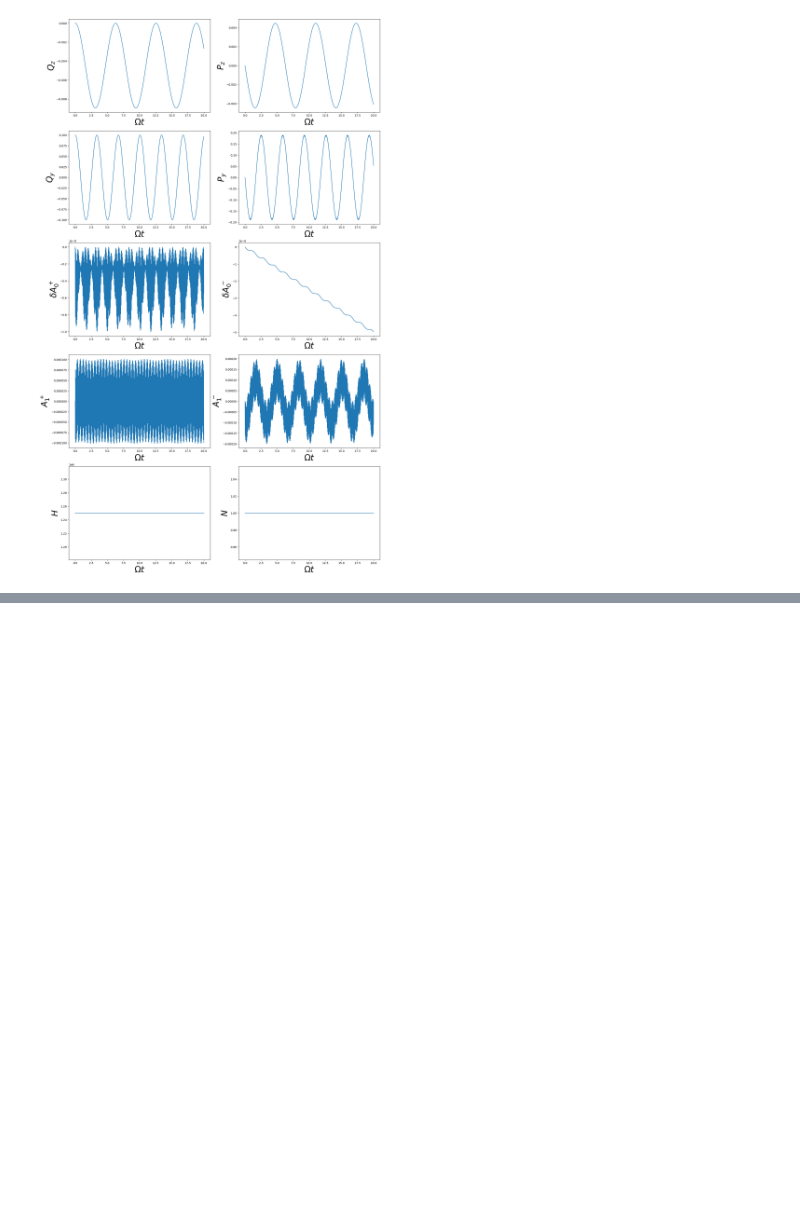
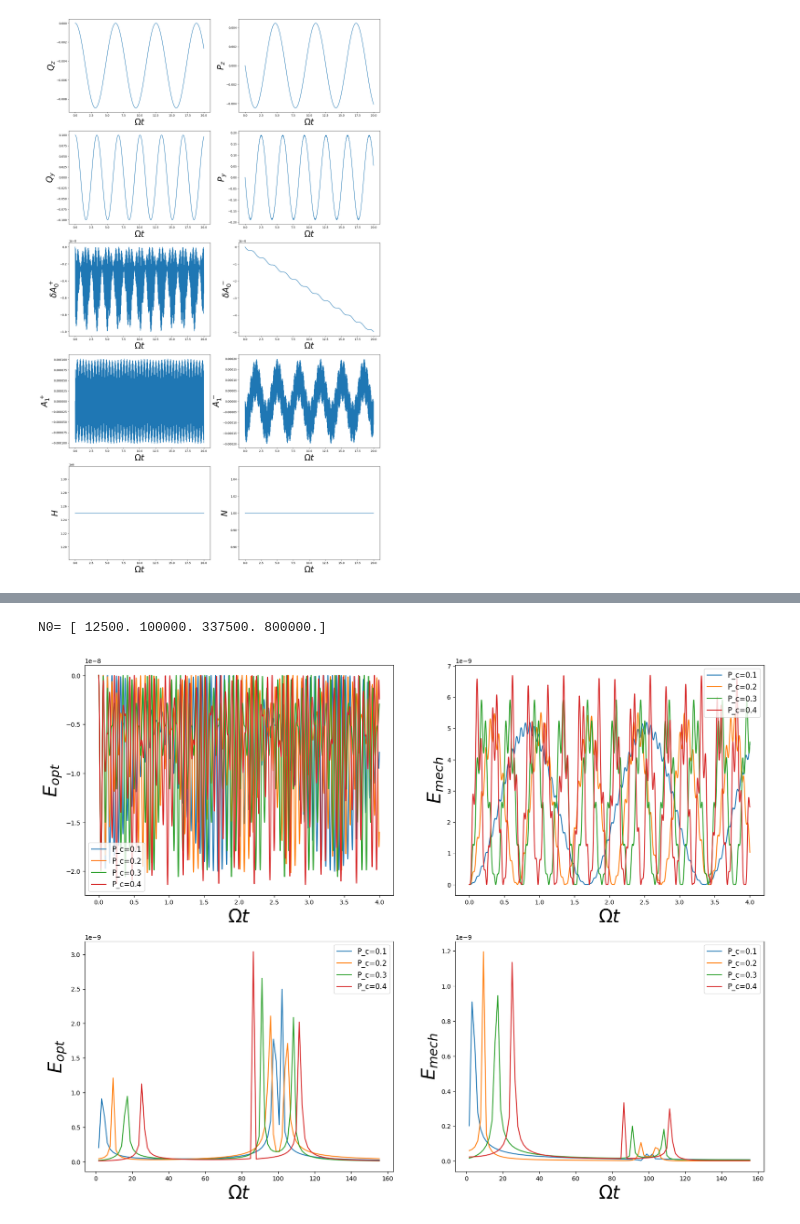
Before and after one commit to Satyamjha2/Optomechanics, a Jupyter notebook: new_model_plots.ipynb, the cells around one changed output, grey strips where cells are left out. Saved outputs shown, nothing was run; the diff lists cells and outputs as text; code cells hidden in the pictures; blank space fills up the shorter version.

```diff
--- a/new_model_plots.ipynb
+++ b/new_model_plots.ipynb
@@ -101,0 +102,44 @@ N0= 12499.999999999998
+# %%
+tf=4e0
+omega_list=2*np.pi*np.arange(350)/tf
+
+P_c_list=[0.1,0.2,0.3,0.4] ############### CRITICAL parameter
+g_y=1e-1
+N0_list=(np.array(P_c_list)*del_omega)**3/(8*g_y**2)
+print("N0=",N0_list)
+title='$g_y={0}\Omega  \: ; \: N_0={1} \: ; \: P_c={2}$'.format(g_y,N0,P_c)
+fig, axs = plt.subplots(2, 2,figsize=(20,15))
+
+sf,ef=1,100
+for k,P_c in enumerate(P_c_list):
+    file="real_stable_P_c={0}_g_y={1}_tf={2}".format(P_c,g_y,tf)
+    data = np.load(folder+file+".npz")
+    sol=data['sol']
+    t=data['t']
+    g_z1,g_y,del_omega,N0=data['param']
+    N_step=len(t)
+    E_opt=(sol[8]-sol[8][0])/N0
+    E_mech=(sol[9]-sol[9][0])/N0
+
+    E=[E_opt,E_mech]
+    label_list=["$E_{opt}$","$E_{mech}$"]
+    omega_list=(2*np.pi*np.arange(L//2+1)/tf)[sf:ef]
+
+    for i in range(2):
+        axs[0,i].plot(t,E[i][:len(t)],label="P_c={0}".format(P_c))
+        axs[1,i].plot(omega_list,np.abs(np.fft.rfft(E[i]))[sf:ef]/N_step,label="P_c={0}".format(P_c))
+
+
+for i in range(2):
+    axs[0,i].set_ylabel(label_list[i],fontsize=30)
+    axs[0,i].set_xlabel('$\Omega  t$',fontsize=30)
+    axs[0,i].legend(fontsize=12)
+    axs[1,i].set_ylabel(label_list[i],fontsize=30)
+    axs[1,i].set_xlabel('$\Omega  t$',fontsize=30)
+    axs[1,i].legend(fontsize=12)
+
+    # fig.suptitle("$\\lambda={0} \: ; \:  \\nu={1} \: ; \: P_c={2}$".format(np.round(lam,2),np.round(nu,2),P_c),fontsize=30)
+plt.show()
+# %% [output]
+N0= [ 12500. 100000. 337500. 800000.]
+[figure, added]
```
Also changed, not shown: parts of 5 cells of this notebook.
